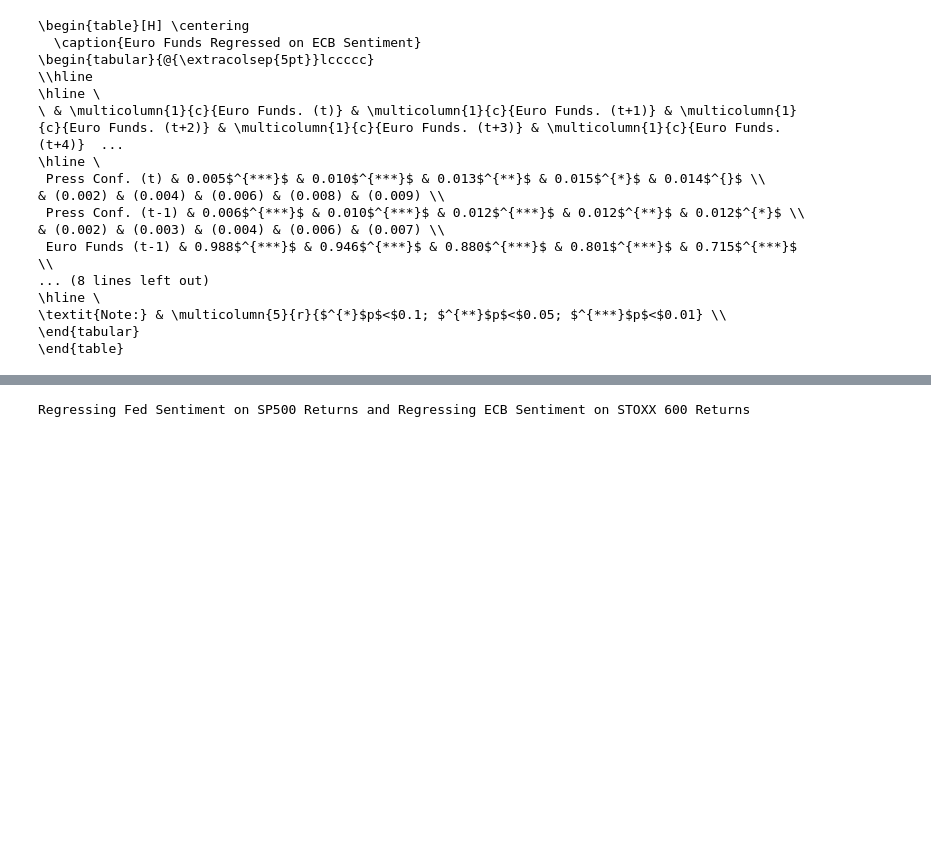
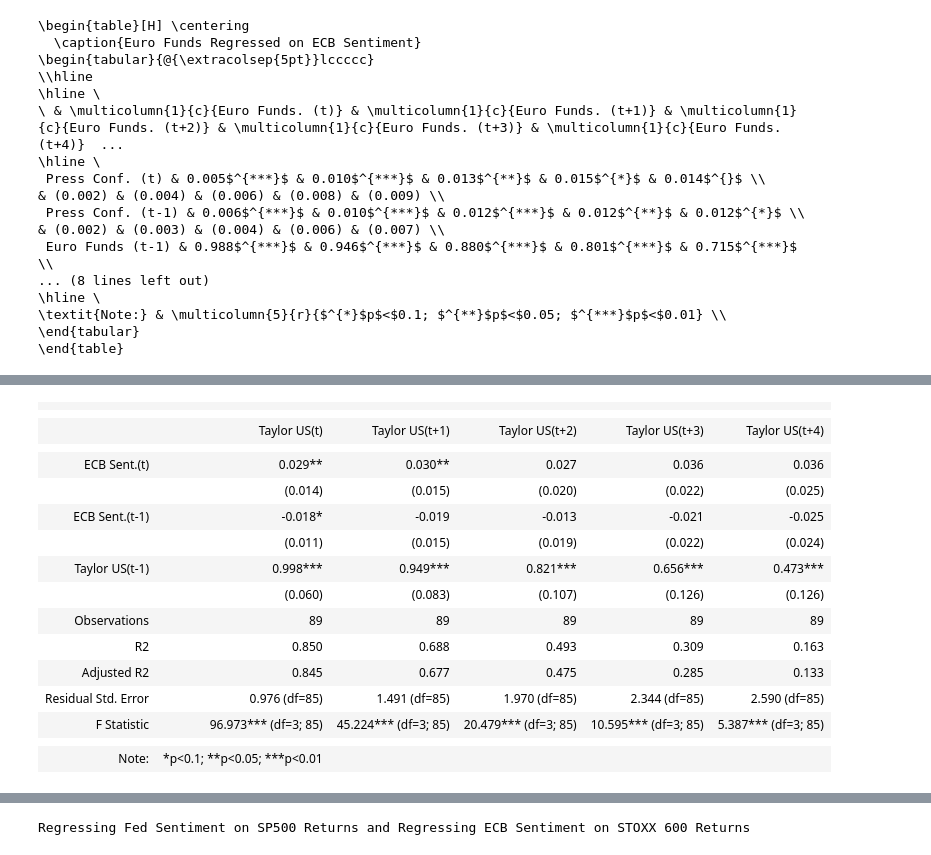
Before and after one commit to KyleNabors/Central-Bank-FinBERT-Analysis, a Jupyter notebook: Sentiment Graphs and Regressions.ipynb, the cells around one changed output, grey strips where cells are left out. Drawn from its saved outputs; the diff is of its cells as text; code cells hidden in the pictures; blank space fills up the shorter version.

```diff
--- a/Sentiment Graphs and Regressions.ipynb
+++ b/Sentiment Graphs and Regressions.ipynb
@@ -977,0 +1106,67 @@ Euro Funds Regressed on ECB Sentiment
+# %%
+# Define the independent variables for each regression
+x = [
+    "taylor_1",
+    "press_conferences",
+    "press_conferences_lag_1",
+]
+
+yvar0 = "taylor_forward_0"
+yvar1 = "taylor_forward_1"
+yvar2 = "taylor_forward_2"
+yvar3 = "taylor_forward_3"
+yvar4 = "taylor_forward_4"
+
+# Prepare the exogenous variables for each regression
+exog0 = sm.add_constant(sentiment[x]).dropna()
+exog1 = sm.add_constant(sentiment[x]).dropna()
+exog2 = sm.add_constant(sentiment[x]).dropna()
+exog3 = sm.add_constant(sentiment[x]).dropna()
+exog4 = sm.add_constant(sentiment[x]).dropna()
+
+# Fit the regression models
+reg0 = sm.OLS(endog=sentiment[yvar0].loc[exog0.index], exog=exog0).fit(cov_type="HC0")
+reg1 = sm.OLS(endog=sentiment[yvar1].loc[exog1.index], exog=exog1).fit(cov_type="HC0")
+reg2 = sm.OLS(endog=sentiment[yvar2].loc[exog2.index], exog=exog2).fit(cov_type="HC0")
+reg3 = sm.OLS(endog=sentiment[yvar3].loc[exog3.index], exog=exog3).fit(cov_type="HC0")
+reg4 = sm.OLS(endog=sentiment[yvar4].loc[exog4.index], exog=exog4).fit(cov_type="HC0")
+
+# Create the Stargazer object
+stargazer = Stargazer([reg0, reg1, reg2, reg3, reg4])
+
+# Customize the Stargazer output
+stargazer.title("Taylor Rule US Regressed on ECB  Sentiment")
+stargazer.custom_columns(
+    [
+        "Taylor US(t)",
+        "Taylor US(t+1)",
+        "Taylor US(t+2)",
+        "Taylor US(t+3)",
+        "Taylor US(t+4)",
+    ]
+)
+stargazer.show_model_numbers(False)
+stargazer.significant_digits(3)
+stargazer.covariate_order(
+    [
+        "press_conferences",
+        "press_conferences_lag_1",
+        "taylor_1",
+    ]
+)
+stargazer.rename_covariates(
+    {
+        "press_conferences": "ECB Sent.(t)",
+        "press_conferences_lag_1": "ECB  Sent.(t-1)",
+        "taylor_1": "Taylor US(t-1)",
+    }
+)
+
+# Display the Stargazer output
+display(HTML(stargazer.render_html()))
+
+# Modify the LaTeX output to remove all \\[-1.8ex]
+latex_output = stargazer.render_latex().replace("\\[-1.8ex]", "")
+latex_output = latex_output.replace("!htbp", "H")
+print(latex_output)
+# %% [output]
@@ -977,0 +1174,17 @@ Euro Funds Regressed on ECB Sentiment
+|  |  |  |  |  |  |
+|  |
+|  | Taylor US(t) | Taylor US(t+1) | Taylor US(t+2) | Taylor US(t+3) | Taylor US(t+4) |
+|  |  |  |  |  |  |
+| ECB Sent.(t) | 0.029** | 0.030** | 0.027 | 0.036 | 0.036 |
+|  | (0.014) | (0.015) | (0.020) | (0.022) | (0.025) |
+| ECB Sent.(t-1) | -0.018* | -0.019 | -0.013 | -0.021 | -0.025 |
+|  | (0.011) | (0.015) | (0.019) | (0.022) | (0.024) |
+| Taylor US(t-1) | 0.998*** | 0.949*** | 0.821*** | 0.656*** | 0.473*** |
+|  | (0.060) | (0.083) | (0.107) | (0.126) | (0.126) |  |  |  |  |  |  |
+| Observations | 89 | 89 | 89 | 89 | 89 |
+| R2 | 0.850 | 0.688 | 0.493 | 0.309 | 0.163 |
+| Adjusted R2 | 0.845 | 0.677 | 0.475 | 0.285 | 0.133 |
+| Residual Std. Error | 0.976 (df=85) | 1.491 (df=85) | 1.970 (df=85) | 2.344 (df=85) | 2.590 (df=85) |
+| F Statistic | 96.973*** (df=3; 85) | 45.224*** (df=3; 85) | 20.479*** (df=3; 85) | 10.595*** (df=3; 85) | 5.387*** (df=3; 85) |
+|  |  |  |  |  |  |
+| Note: | *p<0.1; **p<0.05; ***p<0.01 |  |  |  |  |
```
Also changed, not shown: parts of 9 cells of this notebook, 2 other files.
